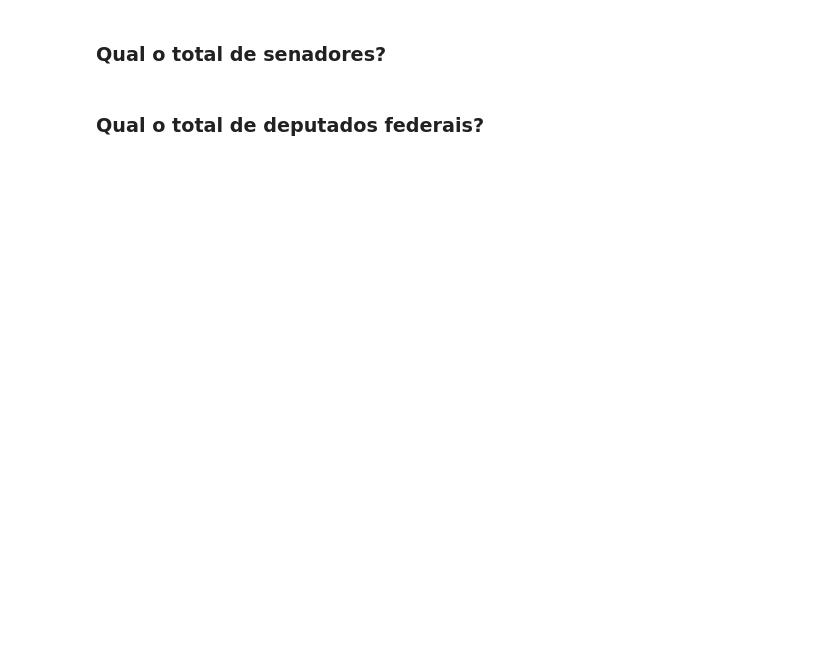
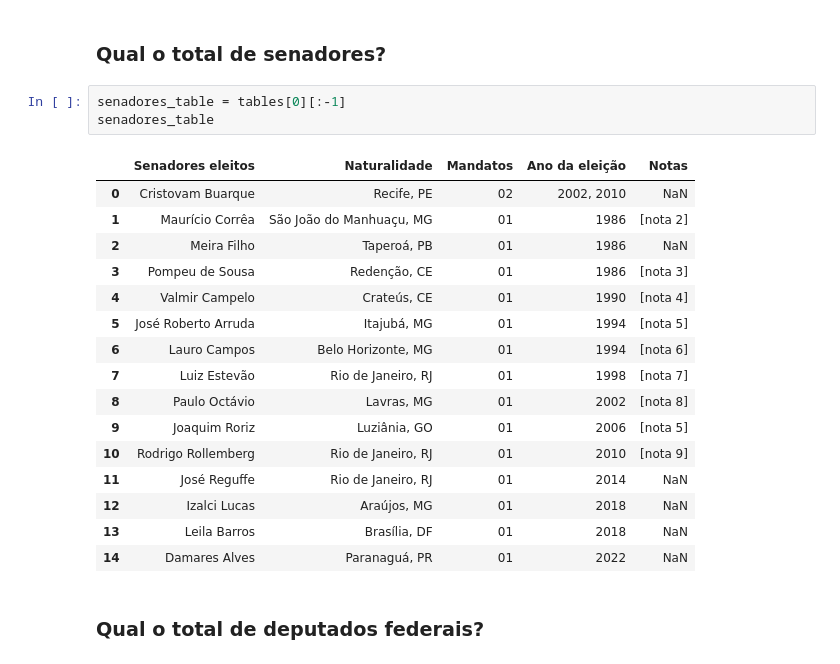
Before and after one commit to educastro/python-inovacao-civica, a Jupyter notebook: semana_4/desafio/desafio2.ipynb, the cells around one changed output. Drawn from its saved outputs; the diff is of its cells as text; blank space fills up the shorter version.

```diff
--- a/semana_4/desafio/desafio2.ipynb
+++ b/semana_4/desafio/desafio2.ipynb
@@ -5,4 +37,24 @@ Escolha a página do wikipédia relacionada a lista de parlamentares do seu esta
 # %% [markdown]
 ### Qual o total de senadores?
+# %%
+senadores_table = tables[0][:-1]
+senadores_table
+# %% [output]
+|  | Senadores eleitos | Naturalidade | Mandatos | Ano da eleição | Notas |
+| 0 | Cristovam Buarque | Recife, PE | 02 | 2002, 2010 | NaN |
+| 1 | Maurício Corrêa | São João do Manhuaçu, MG | 01 | 1986 | [nota 2] |
+| 2 | Meira Filho | Taperoá, PB | 01 | 1986 | NaN |
+| 3 | Pompeu de Sousa | Redenção, CE | 01 | 1986 | [nota 3] |
+| 4 | Valmir Campelo | Crateús, CE | 01 | 1990 | [nota 4] |
+| 5 | José Roberto Arruda | Itajubá, MG | 01 | 1994 | [nota 5] |
+| 6 | Lauro Campos | Belo Horizonte, MG | 01 | 1994 | [nota 6] |
+| 7 | Luiz Estevão | Rio de Janeiro, RJ | 01 | 1998 | [nota 7] |
+| 8 | Paulo Octávio | Lavras, MG | 01 | 2002 | [nota 8] |
+| 9 | Joaquim Roriz | Luziânia, GO | 01 | 2006 | [nota 5] |
+| 10 | Rodrigo Rollemberg | Rio de Janeiro, RJ | 01 | 2010 | [nota 9] |
+| 11 | José Reguffe | Rio de Janeiro, RJ | 01 | 2014 | NaN |
+| 12 | Izalci Lucas | Araújos, MG | 01 | 2018 | NaN |
+| 13 | Leila Barros | Brasília, DF | 01 | 2018 | NaN |
+| 14 | Damares Alves | Paranaguá, PR | 01 | 2022 | NaN |
 # %% [markdown]
 ### Qual o total de deputados federais?
```
Also changed, not shown: parts of 7 cells of this notebook.
